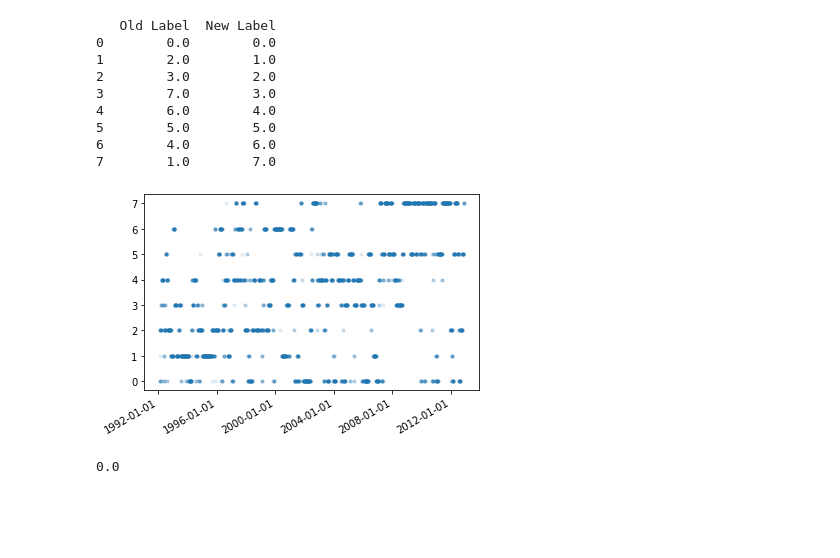
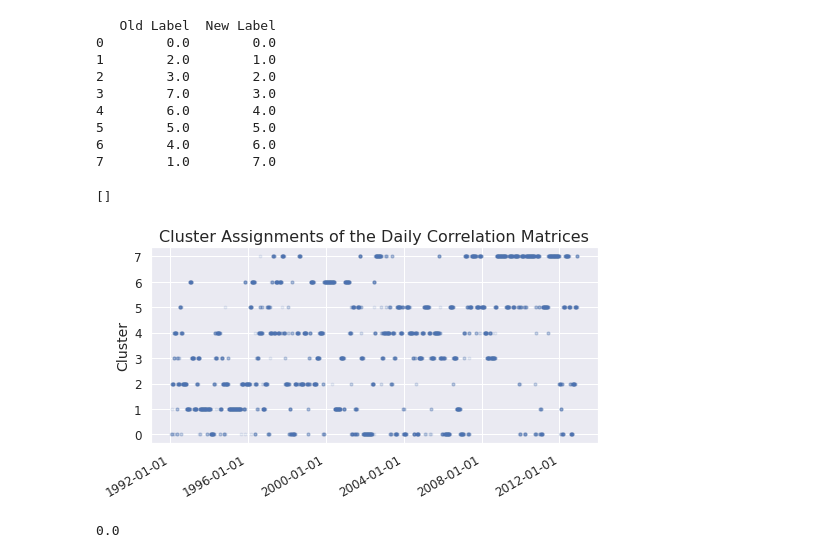
Before and after one commit to TobiasW1891/Finance-Redone, a Jupyter notebook: XAI Clustering Sector.ipynb, the cells around one changed output. Saved outputs shown, nothing was run; the diff lists cells and outputs as text; code cells hidden in the pictures; blank space fills up the shorter version.

```diff
--- a/XAI Clustering Sector.ipynb
+++ b/XAI Clustering Sector.ipynb
@@ -137,14 +139,25 @@ for j in range(max(LabelNaive)+1): # go through the new orering of the clusters
     Old_Order = int(Indexshift.loc[Indexshift["New Label"]==j]["Old Label"])
     CentroidsNaive[j] = KMTrue.cluster_centers_[Old_Order]
 # %%
+sns.set()
+fig = plt.gcf()
+fig.set_size_inches(8,4)
 plt.gca().xaxis.set_major_formatter(mdates.DateFormatter('%Y-%m-%d'))
 plt.gca().xaxis.set_major_locator(mdates.AutoDateLocator())
 plt.plot(T,LabelNaiveOrdered,
          ".", alpha = 0.1)
 #plt.vlines(datetime.date(2001,9,11), "110", "000")
 plt.gcf().autofmt_xdate()
+plt.ylabel("Cluster", fontsize=14)
+plt.title("Cluster Assignments of the Daily Correlation Matrices", fontsize=16)
+#plt.xlabel("Time", fontsize=14)
+plt.xticks(fontsize=12)
+plt.yticks(fontsize=12)
+plt.savefig("ClustersVsTime.pdf", dpi=300)
+plt.plot()
 # %% [output]
+[]
-[figure, old version]
+[figure, new version]
 # %%
 Indexshift["Old Label"][0]
 # %% [output]
```
Also changed, not shown: parts of 1 cell of this notebook, 4 other files.
